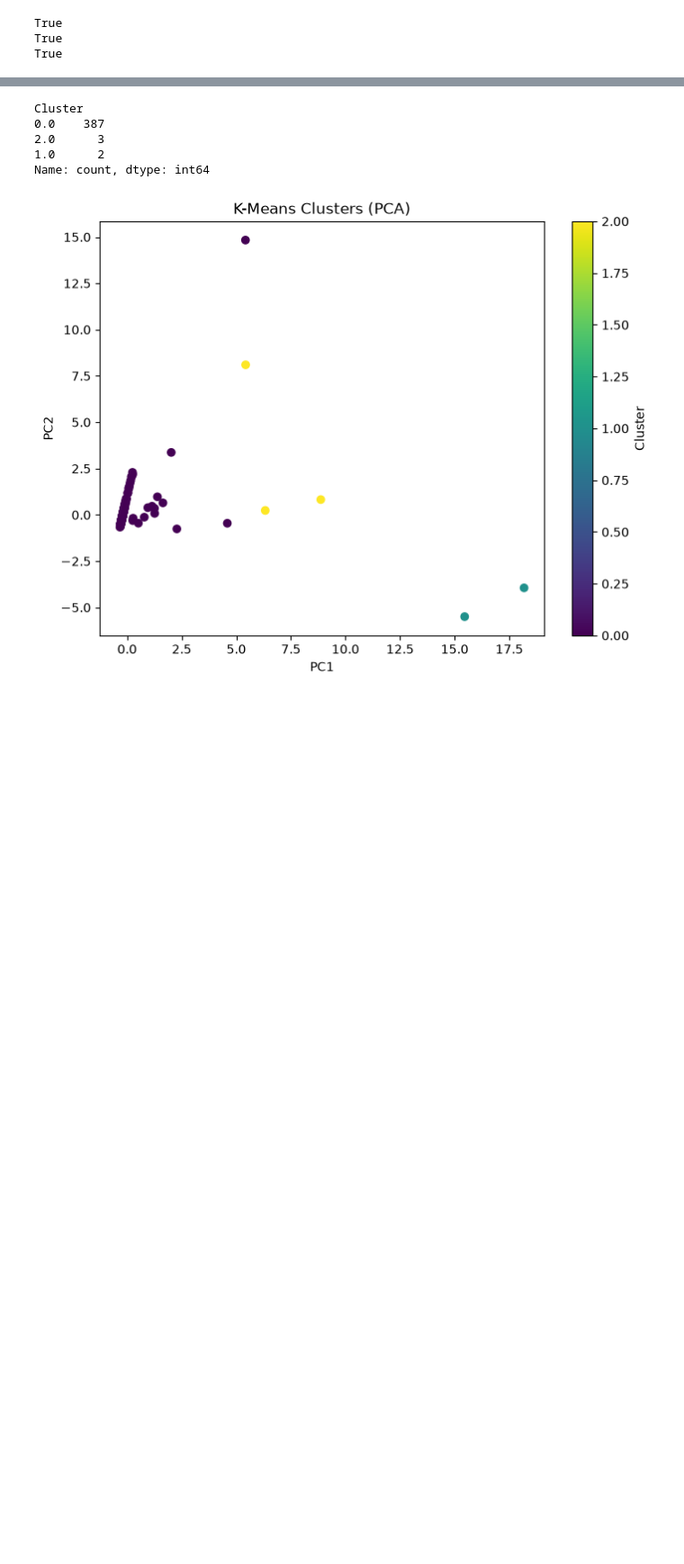
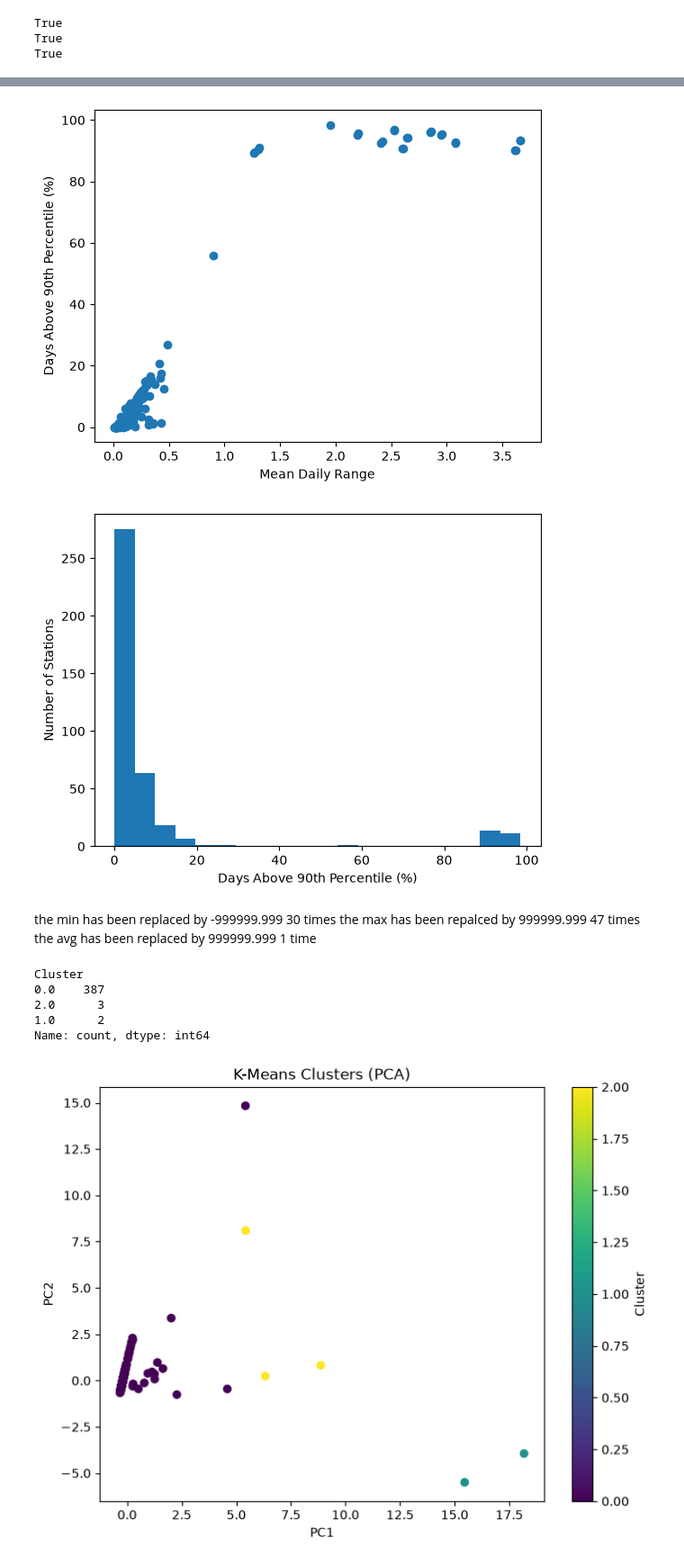
Before and after one commit to Emma-Deyell/MLP-PROJ, a Jupyter notebook: project_saba.ipynb, the cells around one changed output, grey strips where cells are left out. Shown at 90% size. Drawn from its saved outputs; the diff is of its cells as text; code cells hidden in the pictures; blank space fills up the shorter version.

```diff
--- a/project_saba.ipynb
+++ b/project_saba.ipynb
@@ -98,3 +111,28 @@ df_features.head()
+# %%
+plt.scatter(df_features["Mean_Daily_Range"],
+            df_features["Percent_Above_90th"])
+
+plt.xlabel("Mean Daily Range")
+plt.ylabel("Days Above 90th Percentile (%)")
+plt.show()
+
+Q1 = df_features["90th_Daily_Range"].quantile(0.25)
+Q3 = df_features["90th_Daily_Range"].quantile(0.75)
+
+IQR = Q3 - Q1
+
+
+plt.hist(df_features["Percent_Above_90th"], bins=20)
+plt.xlabel("Days Above 90th Percentile (%)")
+plt.ylabel("Number of Stations")
+plt.show()
+# %% [output]
+[figure, added]
+[figure, added]
+# %% [markdown]
+the min has been replaced by -999999.999 30 times
+the max has been repalced by 999999.999 47 times
+the avg has been replaced by 999999.999 1 time
 # %%
 from sklearn.preprocessing import StandardScaler
 from sklearn.cluster import KMeans
```
Also changed, not shown: parts of 2 cells of this notebook, 1 other file.
